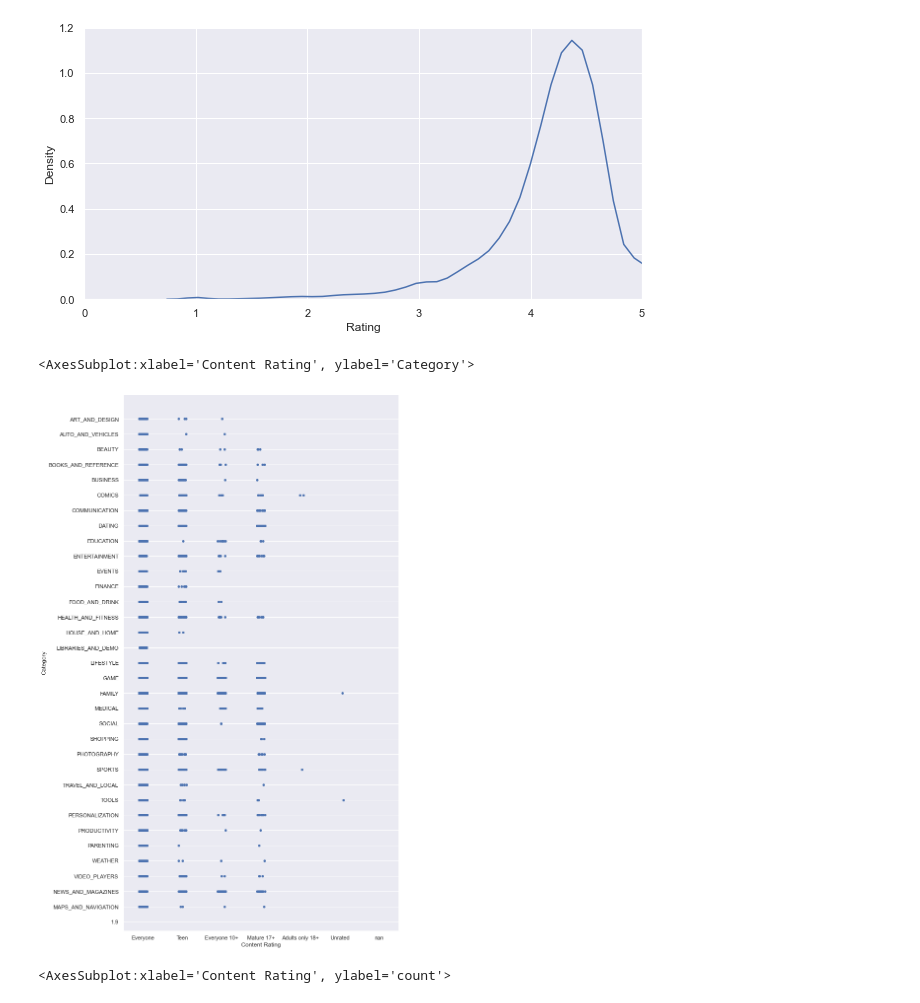
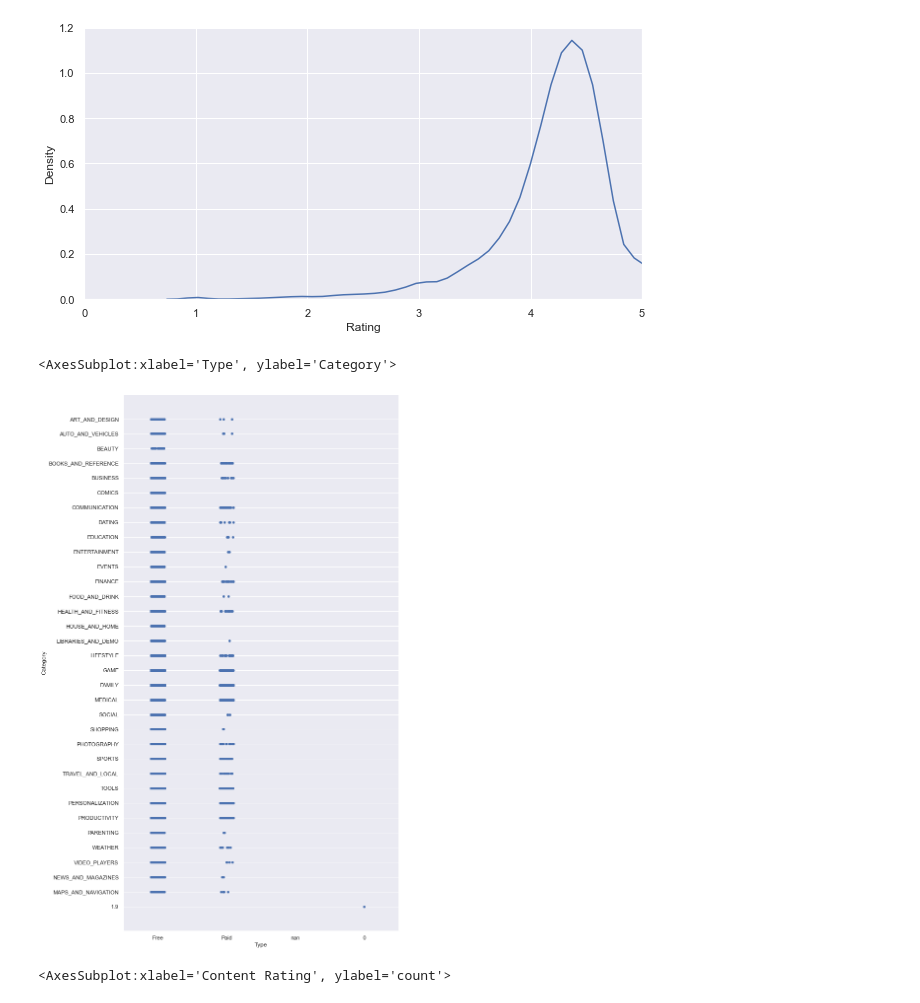
Before and after one commit to ubco-W2022T1-cosc301/project-group36, a Jupyter notebook: notebooks/analysis2.ipynb, the cells around one changed output. Saved outputs shown, nothing was run; the diff lists cells and outputs as text; code cells hidden in the pictures.

```diff
--- a/notebooks/analysis2.ipynb
+++ b/notebooks/analysis2.ipynb
@@ -244,10 +244,10 @@ sns.kdeplot(data=df, x = 'Rating').set_xlim(0, 5.0)
 [figure]
 # %%
 sns.set(rc={"figure.figsize":(10, 20)})
-sns.stripplot(data=df, x= 'Content Rating', y="Category")
+sns.stripplot(data=df, x= 'Type', y="Category")
 # %% [output]
-<AxesSubplot:xlabel='Content Rating', ylabel='Category'>
+<AxesSubplot:xlabel='Type', ylabel='Category'>
-[figure, old version]
+[figure, new version]
 # %%
 sns.countplot(data=df, x= 'Content Rating', hue = 'Type', palette = 'coolwarm')
 # %% [output]
```
Also changed, not shown: parts of 3 cells of this notebook.
